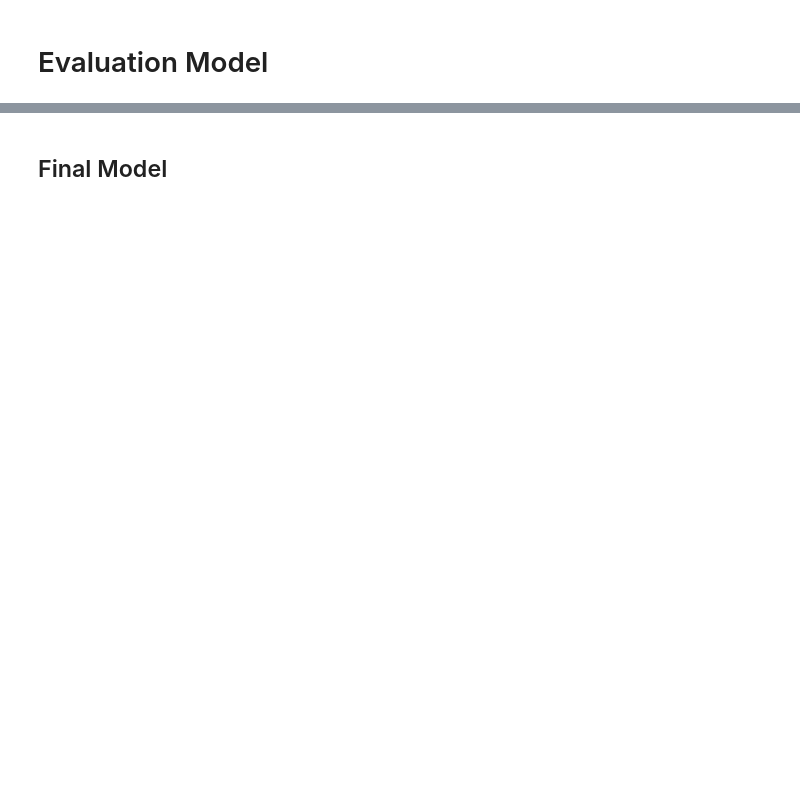
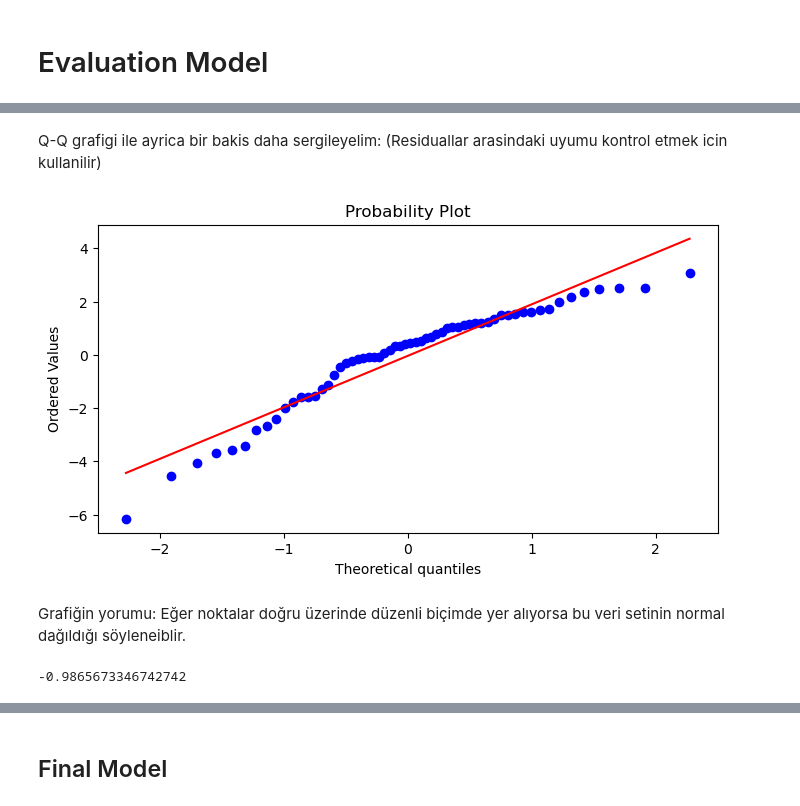
Before and after one commit to fatihhyavuz/Machine-Learning, a Jupyter notebook: ML_MultiLinear_Regression - Inclass- 04.11.2024.ipynb, the cells around one changed output, grey strips where cells are left out. Drawn from its saved outputs; the diff is of its cells as text; code cells hidden in the pictures; blank space fills up the shorter version.

```diff
--- a/ML_MultiLinear_Regression - Inclass- 04.11.2024.ipynb
+++ b/ML_MultiLinear_Regression - Inclass- 04.11.2024.ipynb
@@ -232,0 +546,12 @@ from sklearn.model_selection import train_test_split
+# %% [markdown]
+Q-Q grafigi ile ayrica bir bakis daha sergileyelim: (Residuallar arasindaki uyumu kontrol etmek icin kullanilir)
+# %%
+stats.probplot(residuals, dist = "norm", plot = plt);
+# %% [output]
+[figure, added]
+# %% [markdown]
+Grafiğin yorumu: Eğer noktalar doğru üzerinde düzenli biçimde yer alıyorsa bu veri setinin normal dağıldığı söyleneiblir.
+# %%
+skew(residuals)
+# %% [output]
+-0.9865673346742742
```
Also changed, not shown: parts of 82 cells of this notebook.
